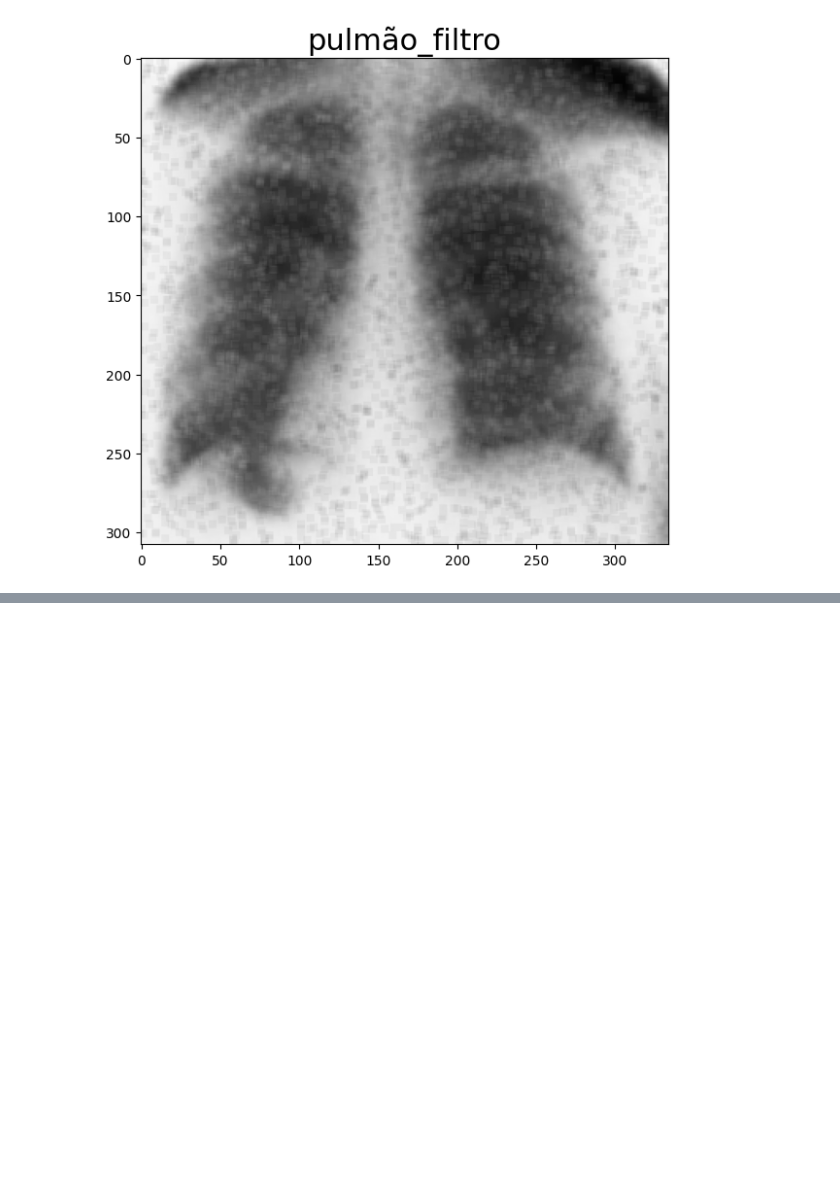
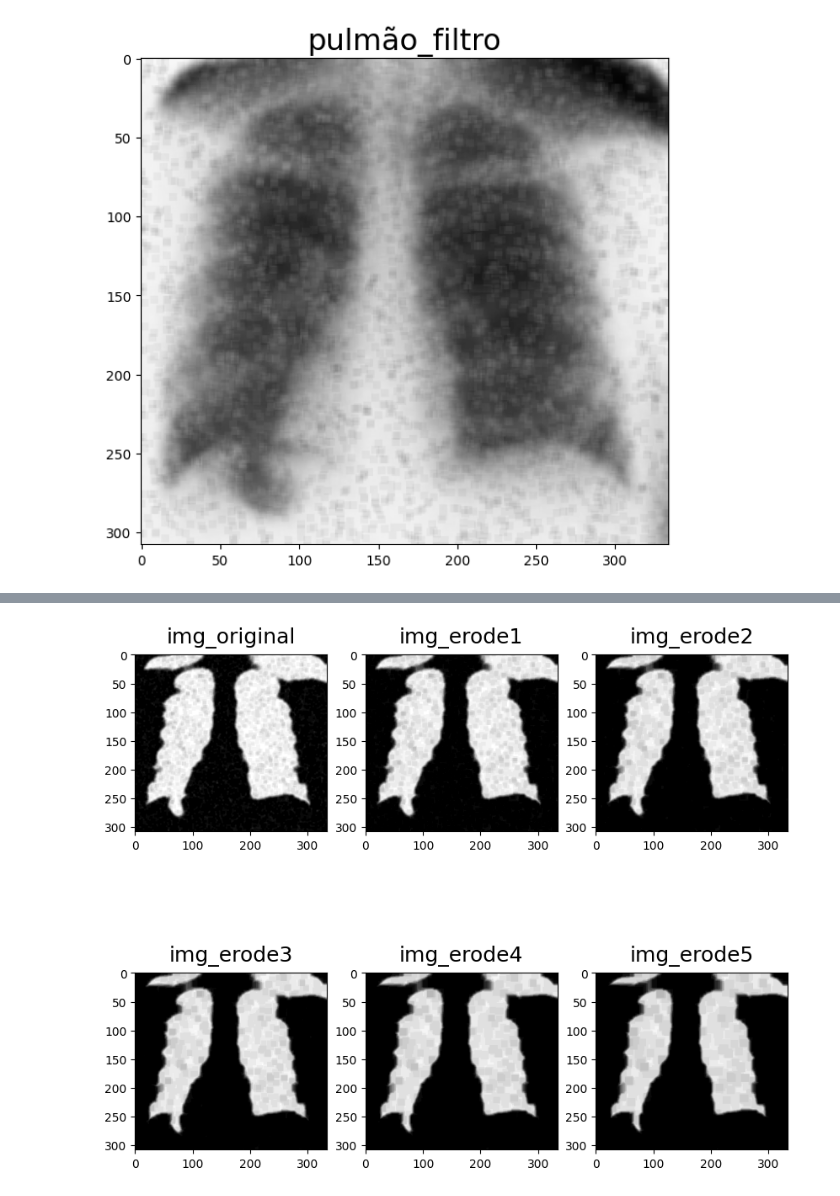
Before and after one commit to Felipecordeiiro/Morfology-Matematics, a Jupyter notebook: Erosion.ipynb, the cells around one changed output, grey strips where cells are left out. Drawn from its saved outputs; the diff is of its cells as text; code cells hidden in the pictures; blank space fills up the shorter version.

```diff
--- a/Erosion.ipynb
+++ b/Erosion.ipynb
@@ -71,0 +69,13 @@ showmultiple_image([img_filtred, img_threshold, img_orig], title_array , (10,9),
+# %%
+kernel = np.ones((3,3), np.uint8)
+img_eroded = cv.erode(img_filtred, kernel, iterations=1)
+img_eroded1 = cv.erode(img_filtred, kernel, iterations=2)
+img_eroded2 = cv.erode(img_filtred, kernel, iterations=3)
+img_eroded3 = cv.erode(img_filtred, kernel, iterations=4)
+img_eroded4 = cv.erode(img_filtred, kernel, iterations=5)
+img_eroded5 = cv.erode(img_filtred, kernel, iterations=6)
+title_array=['img_original','img_erode1','img_erode2','img_erode3','img_erode4','img_erode5']
+
+showmultiple_image([img_eroded,img_eroded1, img_eroded2, img_eroded3,img_eroded4, img_eroded5 ],title_array, (10,9), 3,2)
+# %% [output]
+[figure, added]
```
Also changed, not shown: parts of 1 cell of this notebook, 4 other files.
